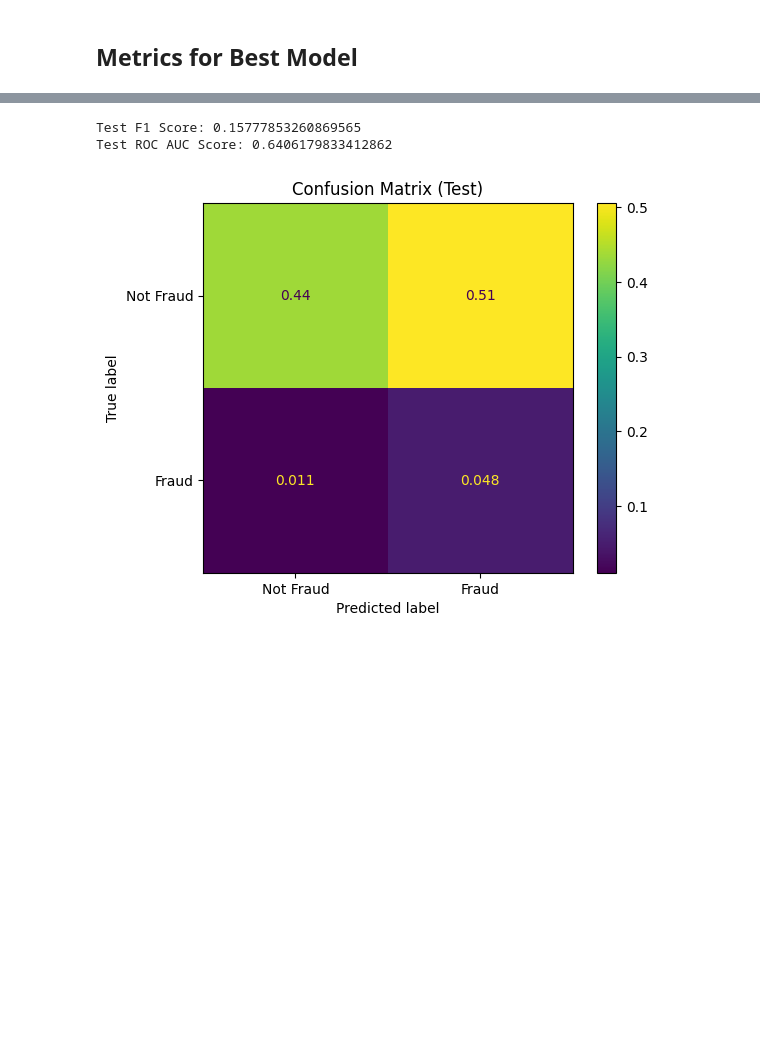
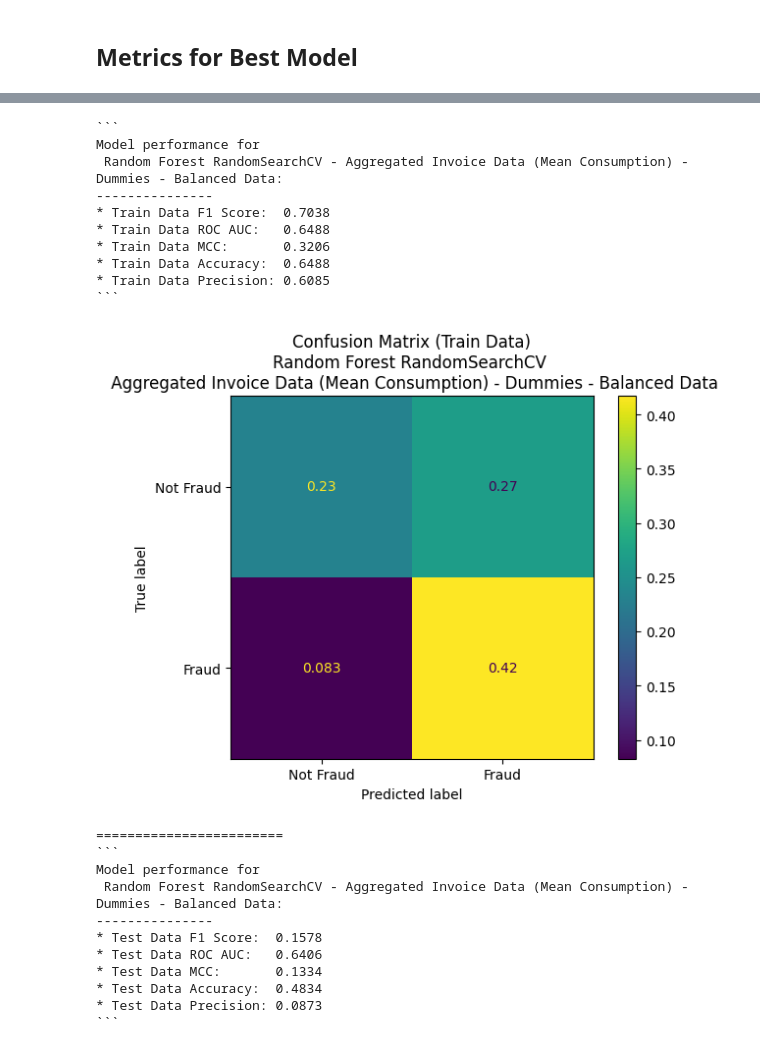
Before and after one commit to xMax991/ds-fraud-detection, a Jupyter notebook: Fraud_Detection_Random_Forest_RandomSearchCV_Agg balanced classes.ipynb, the cells around one changed output, grey strips where cells are left out. Saved outputs shown, nothing was run; the diff lists cells and outputs as text; code cells hidden in the pictures; blank space fills up the shorter version.

Commit message:
Reworked random forest notebooks added reload capability. Model files.

````diff
--- a/Fraud_Detection_Random_Forest_RandomSearchCV_Agg balanced classes.ipynb
+++ b/Fraud_Detection_Random_Forest_RandomSearchCV_Agg balanced classes.ipynb
@@ -319,17 +319,0 @@ Train ROC AUC Score: 0.6488251272136358
-# %%
-print(f'Test F1 Score: {f1_score(y_test, y_test_pred)}')
-print(f'Test ROC AUC Score: {roc_auc_score(y_test, y_test_pred)}')
-
-
-cm = ConfusionMatrixDisplay(confusion_matrix(y_test, y_test_pred, normalize='all'),
-                            display_labels=['Not Fraud', 'Fraud']
-                            )
-
-cm.plot()
-
-plt.title('Confusion Matrix (Test)')
-plt.show()
-# %% [output]
-Test F1 Score: 0.15777853260869565
-Test ROC AUC Score: 0.6406179833412862
-[figure, removed]
@@ -335,0 +326,57 @@ Test ROC AUC Score: 0.6406179833412862
+# %%
+import metrics_plot_functions as mep
+
+mep.print_metric_stats(
+    title= f"{model_name} - {model_details}",
+    train_or_test="Train Data",
+    actual_vals=y_train_resampled,
+    predicted_vals=y_train_pred,
+    )
+
+mep.output_confusion_matrix(
+    train_or_test="Train Data",
+    actual_vals=y_train_resampled,
+    predicted_vals=y_train_pred,
+    display_labels=["Not Fraud", "Fraud"],
+    title=f"{model_name} \n {model_details}",
+)
+
+print("========================")
+#print(timestamp_for_filename)
+
+mep.print_metric_stats(
+    title= f"{model_name} - {model_details}",
+    train_or_test="Test Data",
+    actual_vals=y_test,
+    predicted_vals=y_test_pred)
+
+mep.output_confusion_matrix(
+    train_or_test="Test Data",
+    actual_vals=y_test,
+    predicted_vals=y_test_pred,
+    display_labels=["Not Fraud", "Fraud"],
+    title=f"{model_name} \n {model_details}",
+)
+# %% [output]
+```
+Model performance for
+ Random Forest RandomSearchCV - Aggregated Invoice Data (Mean Consumption) - Dummies - Balanced Data:
+---------------
+* Train Data F1 Score:  0.7038
+* Train Data ROC AUC:   0.6488
+* Train Data MCC:       0.3206
+* Train Data Accuracy:  0.6488
+* Train Data Precision: 0.6085
+```
+[figure, added]
+========================
+```
+Model performance for
+ Random Forest RandomSearchCV - Aggregated Invoice Data (Mean Consumption) - Dummies - Balanced Data:
+---------------
+* Test Data F1 Score:  0.1578
+* Test Data ROC AUC:   0.6406
+* Test Data MCC:       0.1334
+* Test Data Accuracy:  0.4834
+* Test Data Precision: 0.0873
+```
````
Also changed, not shown: parts of 7 cells of this notebook, 2 other files.
